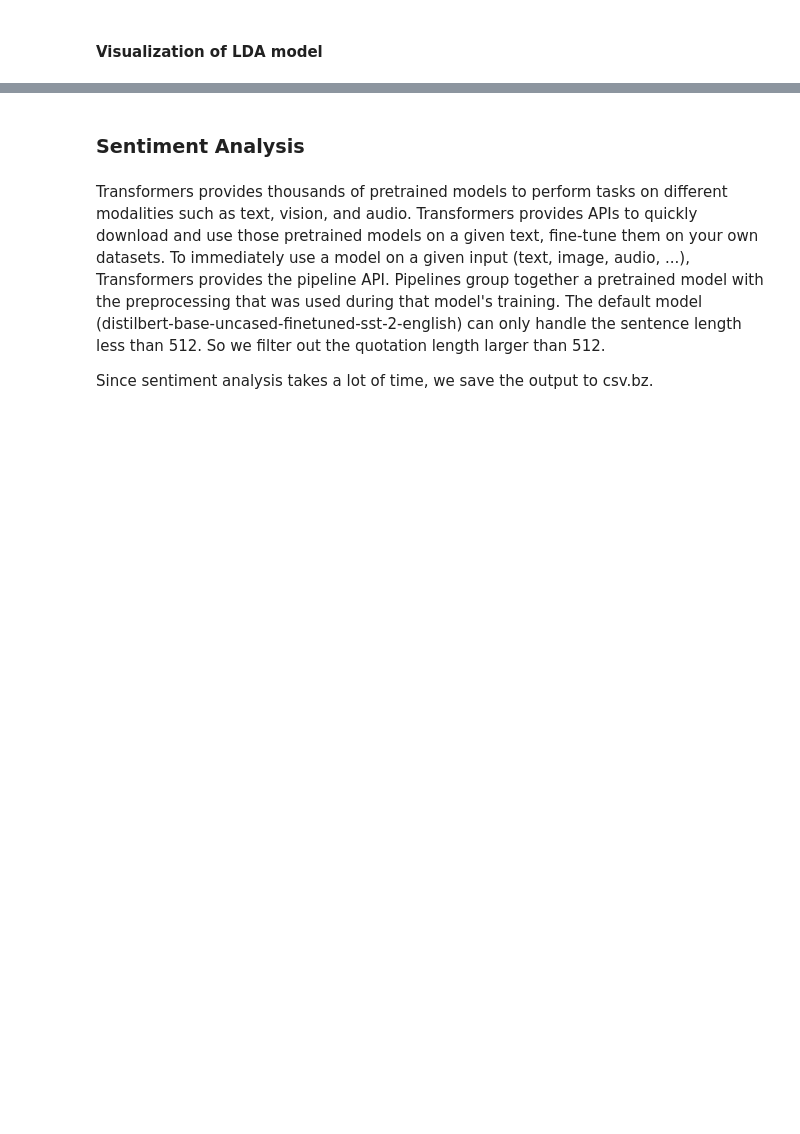
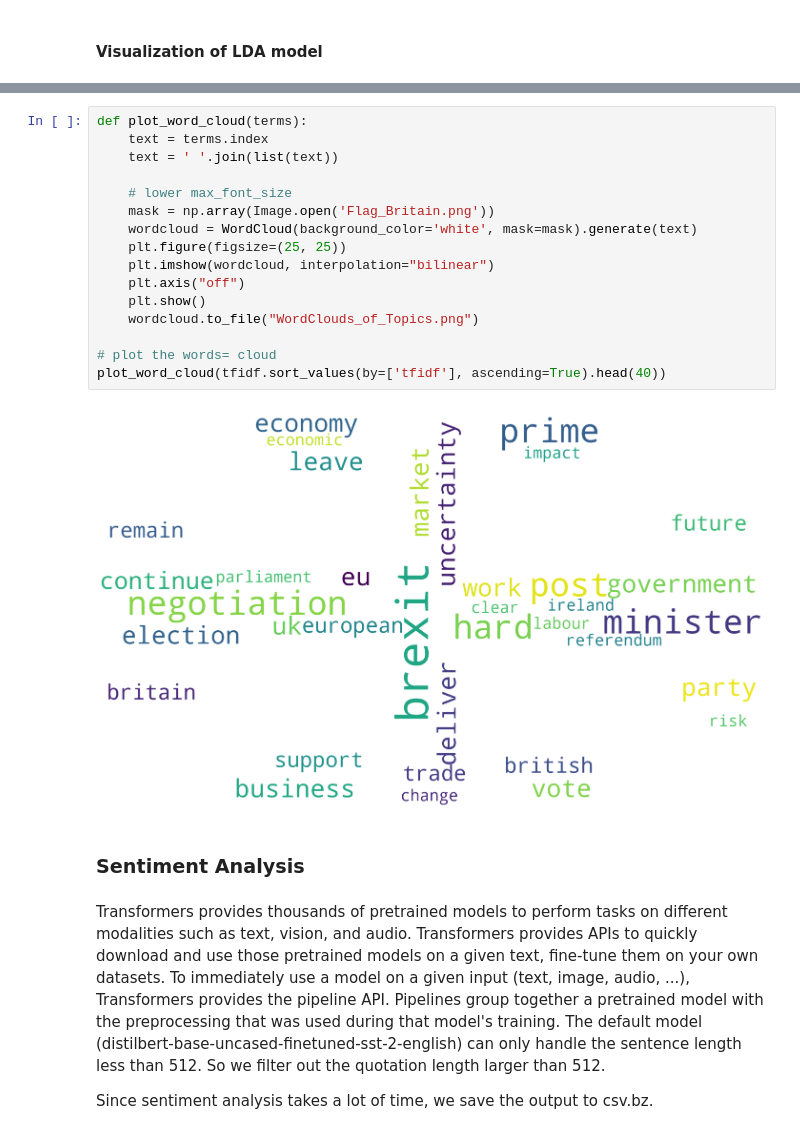
Before and after one commit to epfl-ada/ada-2021-project-skrw, a Jupyter notebook: Milestone_3.ipynb, the cells around one changed output, grey strips where cells are left out. Drawn from its saved outputs; the diff is of its cells as text; blank space fills up the shorter version.

```diff
--- a/Milestone_3.ipynb
+++ b/Milestone_3.ipynb
@@ -401,3 +457,21 @@ pyLDAvis.display(vis)
+# %%
+def plot_word_cloud(terms):
+    text = terms.index
+    text = ' '.join(list(text))
+
+    # lower max_font_size
+    mask = np.array(Image.open('Flag_Britain.png'))
+    wordcloud = WordCloud(background_color='white', mask=mask).generate(text)
+    plt.figure(figsize=(25, 25))
+    plt.imshow(wordcloud, interpolation="bilinear")
+    plt.axis("off")
+    plt.show()
+    wordcloud.to_file("WordClouds_of_Topics.png")
+
+# plot the words= cloud
+plot_word_cloud(tfidf.sort_values(by=['tfidf'], ascending=True).head(40))
+# %% [output]
+[figure, added]
 # %% [markdown]
 ### Sentiment Analysis
 # %% [markdown]
```
Also changed, not shown: parts of 13 cells of this notebook, 1 other file.
